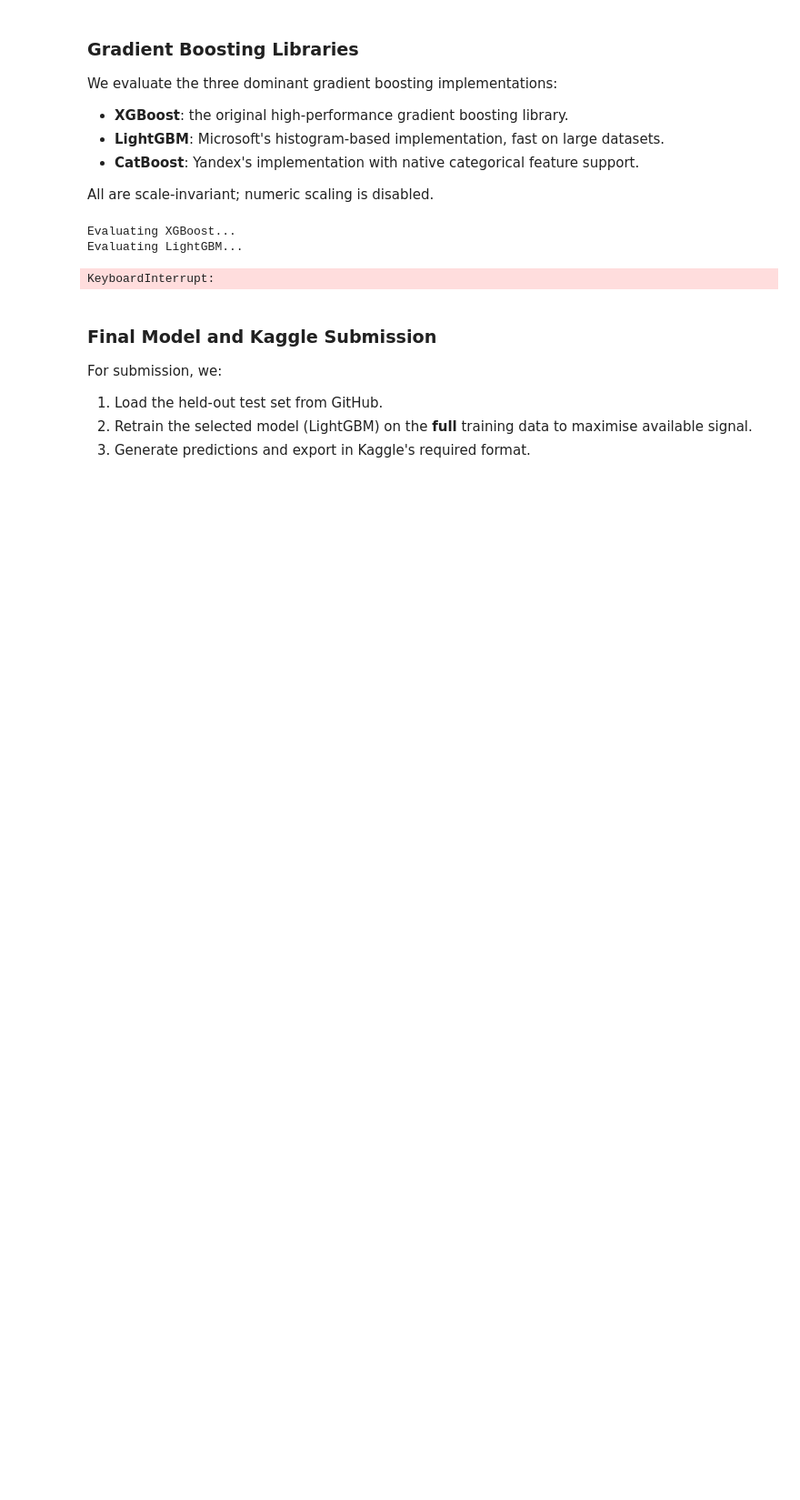
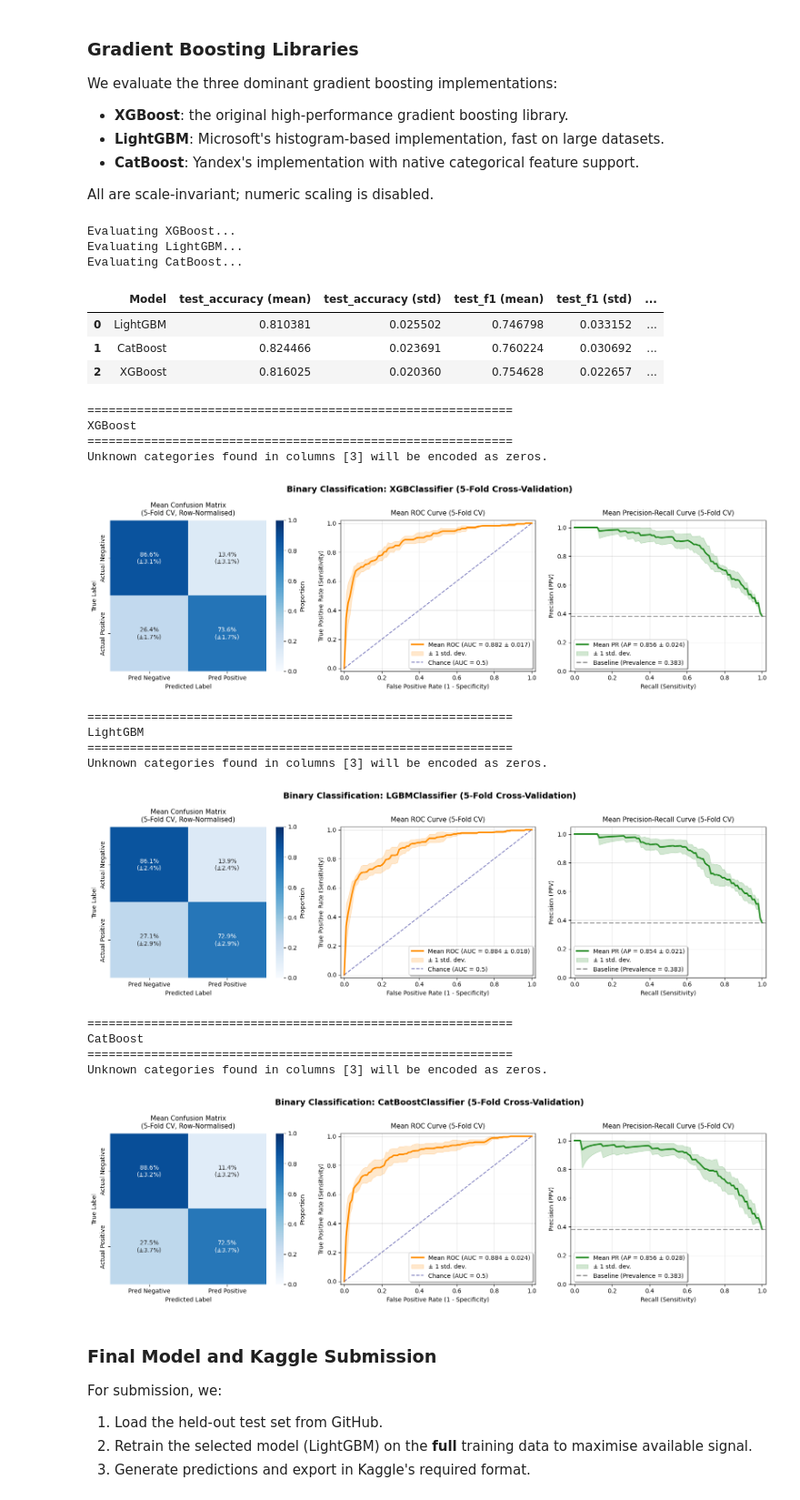
Before and after one commit to jhlopesalves/classic_workflows, a Jupyter notebook: supervised_learning/classification/titanic/titanic.ipynb, the cells around one changed output. Shown at 91% size. Cells and saved outputs as stored; diff of their text form; code cells hidden in the pictures; blank space fills up the shorter version.

```diff
--- a/supervised_learning/classification/titanic/titanic.ipynb
+++ b/supervised_learning/classification/titanic/titanic.ipynb
@@ -1556,10 +1542,9 @@ boost_candidates = {
         model=LGBMClassifier(
             n_estimators=200,
             learning_rate=0.1,
-            n_jobs=-1,
+            n_jobs=1,
             random_state=42,
-            verbose=-1,
-        ),
+            verbose=-1),
         cat_cols=cat_cols,
         num_cols=num_cols,
         scale_numeric=False,
@@ -1567,34 +1552,53 @@ boost_candidates = {
     "CatBoost": make_model_pipeline(
         model=CatBoostClassifier(
             iterations=200,
             learning_rate=0.1,
             random_state=42,
             verbose=0,
         ),
         cat_cols=cat_cols,
         num_cols=num_cols,
         scale_numeric=False,
     ),
 }
 
 # Tabular comparison (5-fold for consistency with other candidates)
 evaluation_boost = evaluate_candidates(
     candidates=boost_candidates,
     X=X_train,
     y=y_train,
     n_splits=5,
     n_jobs=-1,
 )
 display(evaluation_boost)
 
 # Visual diagnostics
 for name, model in boost_candidates.items():
     print(f"\n{'='*60}\n{name}\n{'='*60}")
     classification_evaluation(X=X_train, y=y_train, estimator=model, cv=5, random_state=42)
 # %% [output]
 Evaluating XGBoost...
 Evaluating LightGBM...
+Evaluating CatBoost...
+|  | Model | test_accuracy (mean) | test_accuracy (std) | test_f1 (mean) | test_f1 (std) | ... |
+| 0 | LightGBM | 0.810381 | 0.025502 | 0.746798 | 0.033152 | ... |
+| 1 | CatBoost | 0.824466 | 0.023691 | 0.760224 | 0.030692 | ... |
+| 2 | XGBoost | 0.816025 | 0.020360 | 0.754628 | 0.022657 | ... |
-KeyboardInterrupt:
+============================================================
+XGBoost
+============================================================
+Unknown categories found in columns [3] will be encoded as zeros.
+[figure, added]
+============================================================
+LightGBM
+============================================================
+Unknown categories found in columns [3] will be encoded as zeros.
+[figure, added]
+============================================================
+CatBoost
+============================================================
+Unknown categories found in columns [3] will be encoded as zeros.
+[figure, added]
 # %% [markdown]
 ### Final Model and Kaggle Submission
 
```
Also changed, not shown: parts of 5 cells of this notebook.
